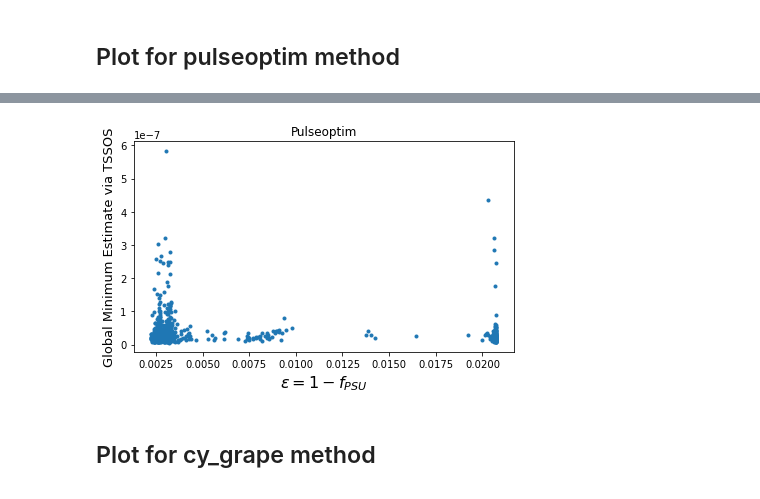
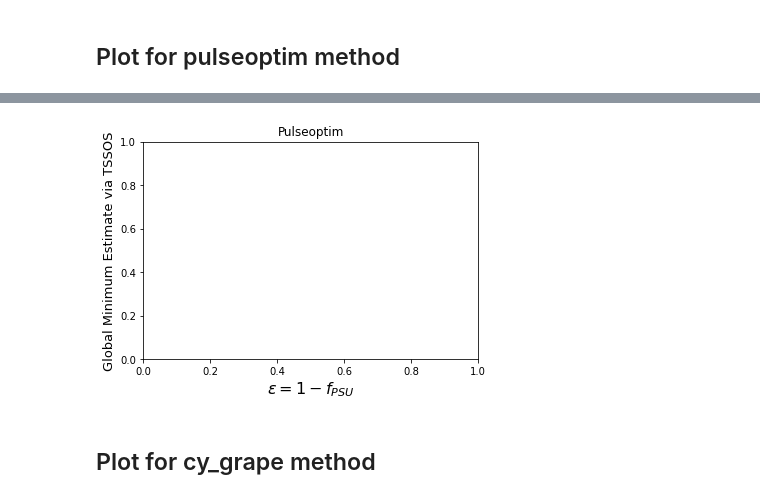
Before and after one commit to W-Parvaiz-DF/QOC_proj, a Jupyter notebook: QOC_Project/FrobeniusNorm.ipynb, the cells around one changed output, grey strips where cells are left out. Saved outputs shown, nothing was run; the diff lists cells and outputs as text; code cells hidden in the pictures.

```diff
--- a/QOC_Project/FrobeniusNorm.ipynb
+++ b/QOC_Project/FrobeniusNorm.ipynb
@@ -326,10 +396,10 @@ array([0.002684  , 0.02073278, 0.00296159, 0.00250552, 0.00349554,
 # %% [markdown]
 ## Plot for pulseoptim method
 # %%
-plt.figure()
-plt.title('Pulseoptim')
-plt.xlabel(r'$\epsilon = 1 - f_{PSU}$', fontsize = 16)
-plt.ylabel('Global Minimum Estimate via TSSOS', fontsize = 13)
-plt.plot(pulseoptim_fid_error, tssos_glob_obj_min, '.')
-plt.tight_layout()
+# plt.figure()
+# plt.title('Pulseoptim')
+# plt.xlabel(r'$\epsilon = 1 - f_{PSU}$', fontsize = 16)
+# plt.ylabel('Global Minimum Estimate via TSSOS', fontsize = 13)
+# plt.plot(pulseoptim_fid_error, tssos_glob_obj_min, '.')
+# plt.tight_layout()
 # %% [output]
@@ -337,4 +407,4 @@ WARNING:matplotlib.font_manager:findfont: Font family ['sans-serif'] not found.
-[figure, old version]
+[figure, new version]
 # %% [markdown]
 ## Plot for cy_grape method
 # %%
```
Also changed, not shown: parts of 33 cells of this notebook.
